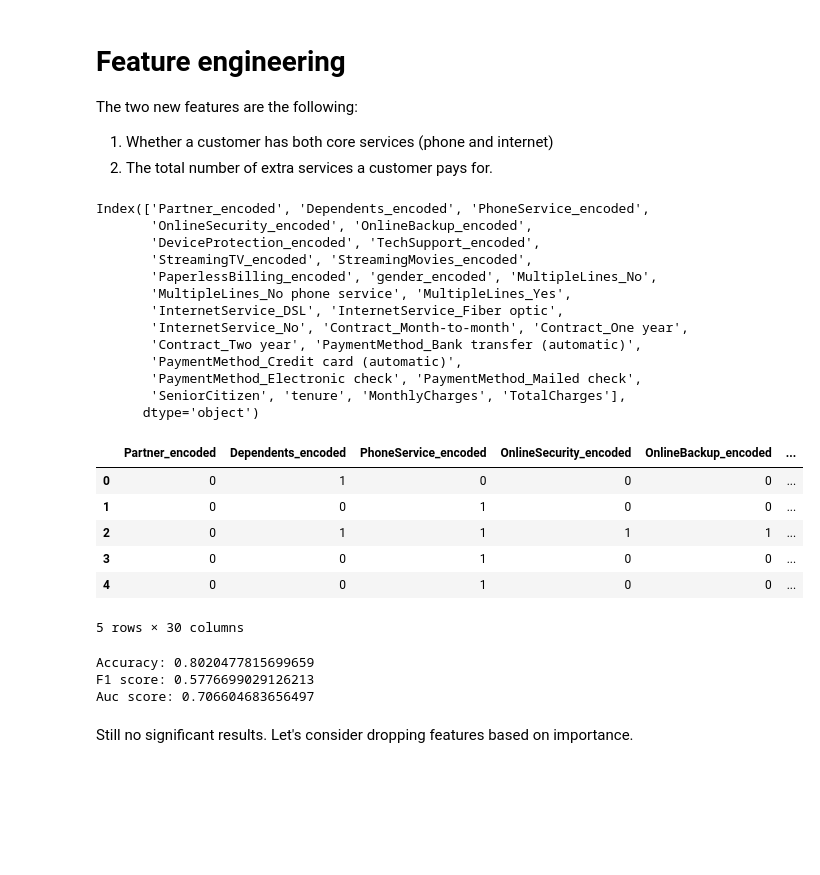
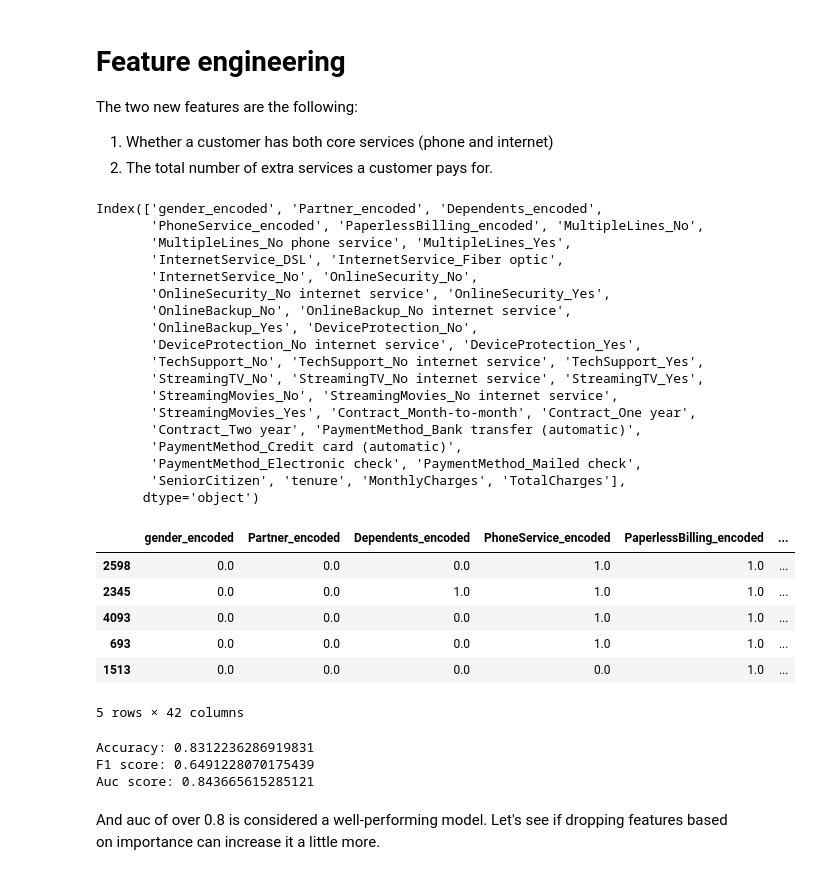
Before and after one commit to pernecz-ky/hobby-projects, a Jupyter notebook: Churning prediction/churning_classification.ipynb, the cells around one changed output. Saved outputs shown, nothing was run; the diff lists cells and outputs as text; code cells hidden in the pictures; blank space fills up the shorter version.

```diff
--- a/Churning prediction/churning_classification.ipynb
+++ b/Churning prediction/churning_classification.ipynb
@@ -81,7 +82,7 @@ There are no invalid values. As for the non-numeric values, I will start with th
 attribute_names = list(df.columns)
 yes_no_attributes = []
 for name in attribute_names:
-    if df[name][0] == "Yes" or df[name][0] == "No":
+    if df[name].nunique() == 2 and str(df[name].dtype) not in ('int64', 'float64'):
         yes_no_attributes.append(name)
 print(f"The list of said attributes: {yes_no_attributes}")
 # %% [output]
@@ -91,5 +90,3 @@ The gender attribute is also conversible to a 0-1 value.
-# %%
-yes_no_attributes.append('gender')
 # %% [markdown]
 Before encoding these columns chosen above, I will review the rest of the features.
 # %%
@@ -136,12 +133,10 @@ from sklearn.preprocessing import LabelEncoder
 from sklearn.preprocessing import OneHotEncoder
 
 df_train = pd.concat([X_train, y_train], axis=1)
-df_train = df_train.reset_index(drop=True)
 df_test = pd.concat([X_test, y_test], axis=1)
-df_test = df_test.reset_index(drop=True)
 
-df_train_preprocessed = pd.DataFrame()
-df_test_preprocessed = pd.DataFrame()
+df_train_preprocessed = pd.DataFrame(index=df_train.index) #index parameter given to avoid index misalignment later on
+df_test_preprocessed = pd.DataFrame(index=df_test.index)
 
 le = LabelEncoder()
 for to_encode in yes_no_attributes:
@@ -152,14 +147,14 @@ for to_encode in yes_no_attributes:
     df_test_preprocessed[to_encode+'_encoded'] = df_test_encoded
 
 ohe = OneHotEncoder(sparse_output=False)
-for to_encode in remaining_attributes[1:5]:
-    df_train_encoded = ohe.fit_transform(df_train[[to_encode]])
-    new_column_names = ohe.get_feature_names_out([to_encode])
-    df_train_preprocessed[new_column_names] = df_train_encoded
+train_ohe, test_ohe = [], []
+#to avoid highly fragmented dataframes, collect the encoded attributes as dataframes in list and concatenate after the loop
+for to_encode in remaining_attributes[1:-1]:
+    train_ohe.append(pd.DataFrame(ohe.fit_transform(df_train[[to_encode]]), columns=ohe.get_feature_names_out([to_encode])))
+    test_ohe.append(pd.DataFrame(ohe.transform(df_test[[to_encode]]), columns=ohe.get_feature_names_out([to_encode])))
 
-    df_test_encoded = ohe.transform(df_test[[to_encode]])
-    new_column_names = ohe.get_feature_names_out([to_encode])
-    df_test_preprocessed[new_column_names] = df_test_encoded
+df_train_preprocessed = pd.concat([df_train_preprocessed] + train_ohe, axis=1)
+df_test_preprocessed = pd.concat([df_test_preprocessed] + test_ohe, axis=1)
 
 df_train_preprocessed[numeric_attributes] = df_train[numeric_attributes]
 df_test_preprocessed[numeric_attributes] = df_test[numeric_attributes]
@@ -178,6 +173,8 @@ print(df_test_preprocessed.isna().sum().sum())
 df_test_preprocessed = df_test_preprocessed.dropna()
 print(df_test_preprocessed.isna().sum().sum())
 
+numeric_attributes.append('TotalCharges')
+
 X_train = df_train_preprocessed.drop("Churn_encoded",axis=1)
 X_test = df_test_preprocessed.drop("Churn_encoded",axis=1)
 y_train = df_train_preprocessed["Churn_encoded"]
@@ -331,53 +321,59 @@ The two new features are the following:<br>
 # %%
 print(X_train.columns)
 
 #core services
-X_train["BothCoreServices"] =((X_train['PhoneService_encoded'] == 1) & (X_train['InternetService_No'] == 0))
-X_test["BothCoreServices"] =((X_test['PhoneService_encoded'] == 1) & (X_test['InternetService_No'] == 0))
+X_train["BothCoreServices"] =((X_train['PhoneService_encoded'] == 1) & (X_train['InternetService_No'] == 0)).astype(dtype=int)
+X_test["BothCoreServices"] =((X_test['PhoneService_encoded'] == 1) & (X_test['InternetService_No'] == 0)).astype(dtype=int)
 
 #add-on
-add_on_services = ['OnlineSecurity_encoded', 'OnlineBackup_encoded','DeviceProtection_encoded', 'TechSupport_encoded','StreamingTV_encoded', 'StreamingMovies_encoded']
+add_on_services = ['OnlineSecurity_Yes', 'OnlineBackup_Yes','DeviceProtection_Yes', 'TechSupport_Yes','StreamingTV_Yes', 'StreamingMovies_Yes']
 X_train["TotalAddOn"] = X_train[add_on_services].apply(lambda row: sum(x if x == 0 else 1 for x in row), axis=1)
 X_test["TotalAddOn"] = X_test[add_on_services].apply(lambda row: sum(x if x == 0 else 1 for x in row), axis=1)
 
 X_train.head()
 # %% [output]
-Index(['Partner_encoded', 'Dependents_encoded', 'PhoneService_encoded',
-       'OnlineSecurity_encoded', 'OnlineBackup_encoded',
-       'DeviceProtection_encoded', 'TechSupport_encoded',
-       'StreamingTV_encoded', 'StreamingMovies_encoded',
-       'PaperlessBilling_encoded', 'gender_encoded', 'MultipleLines_No',
+Index(['gender_encoded', 'Partner_encoded', 'Dependents_encoded',
+       'PhoneService_encoded', 'PaperlessBilling_encoded', 'MultipleLines_No',
        'MultipleLines_No phone service', 'MultipleLines_Yes',
        'InternetService_DSL', 'InternetService_Fiber optic',
-       'InternetService_No', 'Contract_Month-to-month', 'Contract_One year',
+       'InternetService_No', 'OnlineSecurity_No',
+       'OnlineSecurity_No internet service', 'OnlineSecurity_Yes',
+       'OnlineBackup_No', 'OnlineBackup_No internet service',
+       'OnlineBackup_Yes', 'DeviceProtection_No',
+       'DeviceProtection_No internet service', 'DeviceProtection_Yes',
+       'TechSupport_No', 'TechSupport_No internet service', 'TechSupport_Yes',
+       'StreamingTV_No', 'StreamingTV_No internet service', 'StreamingTV_Yes',
+       'StreamingMovies_No', 'StreamingMovies_No internet service',
+       'StreamingMovies_Yes', 'Contract_Month-to-month', 'Contract_One year',
        'Contract_Two year', 'PaymentMethod_Bank transfer (automatic)',
        'PaymentMethod_Credit card (automatic)',
        'PaymentMethod_Electronic check', 'PaymentMethod_Mailed check',
        'SeniorCitizen', 'tenure', 'MonthlyCharges', 'TotalCharges'],
       dtype='object')
-|  | Partner_encoded | Dependents_encoded | PhoneService_encoded | OnlineSecurity_encoded | OnlineBackup_encoded | ... |
-| 0 | 0 | 1 | 0 | 0 | 0 | ... |
-| 1 | 0 | 0 | 1 | 0 | 0 | ... |
-| 2 | 0 | 1 | 1 | 1 | 1 | ... |
-| 3 | 0 | 0 | 1 | 0 | 0 | ... |
-| 4 | 0 | 0 | 1 | 0 | 0 | ... |
+|  | gender_encoded | Partner_encoded | Dependents_encoded | PhoneService_encoded | PaperlessBilling_encoded | ... |
+| 2598 | 0.0 | 0.0 | 0.0 | 1.0 | 1.0 | ... |
+| 2345 | 0.0 | 0.0 | 1.0 | 1.0 | 1.0 | ... |
+| 4093 | 0.0 | 0.0 | 0.0 | 1.0 | 1.0 | ... |
+| 693 | 0.0 | 0.0 | 0.0 | 1.0 | 1.0 | ... |
+| 1513 | 0.0 | 0.0 | 0.0 | 0.0 | 1.0 | ... |
-5 rows × 30 columns
+5 rows × 42 columns
 # %%
 best_model.fit(X_train, y_train)
 y_pred = best_model.predict(X_test)
+y_prob = best_model.predict_proba(X_test)
 
 acc = accuracy_score(y_test, y_pred)
 f1 = f1_score(y_test, y_pred)
-auc = roc_auc_score(y_test, y_pred)
+auc = roc_auc_score(y_test, y_prob[:,1])
 print(f"Accuracy: {acc}")
 print(f"F1 score: {f1}")
 print(f"Auc score: {auc}")
 # %% [output]
-Accuracy: 0.8020477815699659
-F1 score: 0.5776699029126213
-Auc score: 0.706604683656497
+Accuracy: 0.8312236286919831
+F1 score: 0.6491228070175439
+Auc score: 0.843665615285121
 # %% [markdown]
-Still no significant results. Let's consider dropping features based on importance.
+And auc of over 0.8 is considered a well-performing model. Let's see if dropping features based on importance can increase it a little more.
 # %%
 importances = best_model.feature_importances_
 
```
Also changed, not shown: parts of 22 cells of this notebook.
